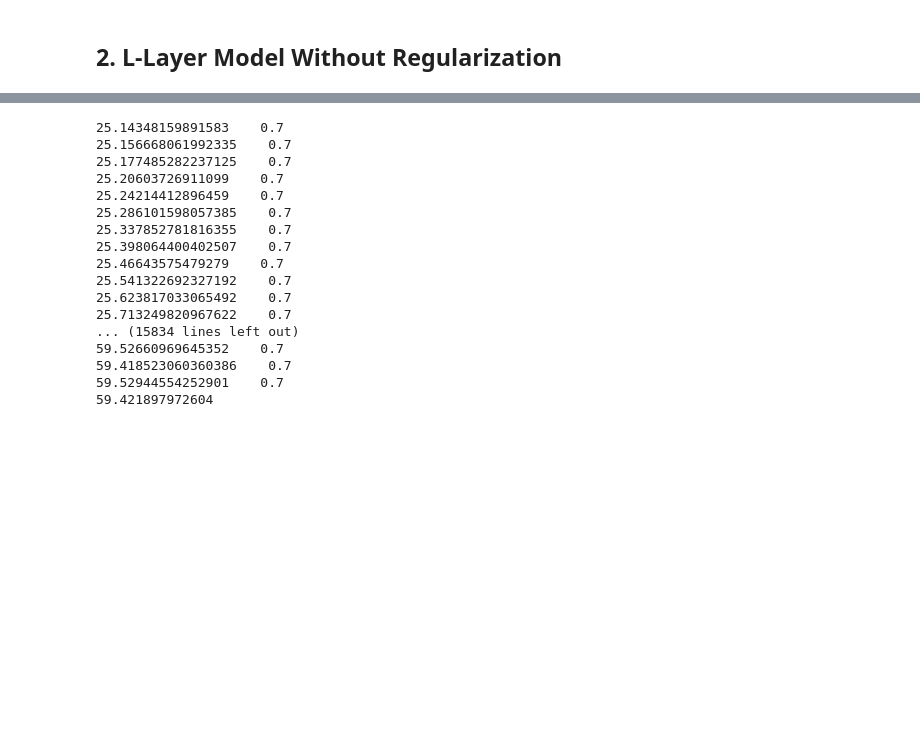
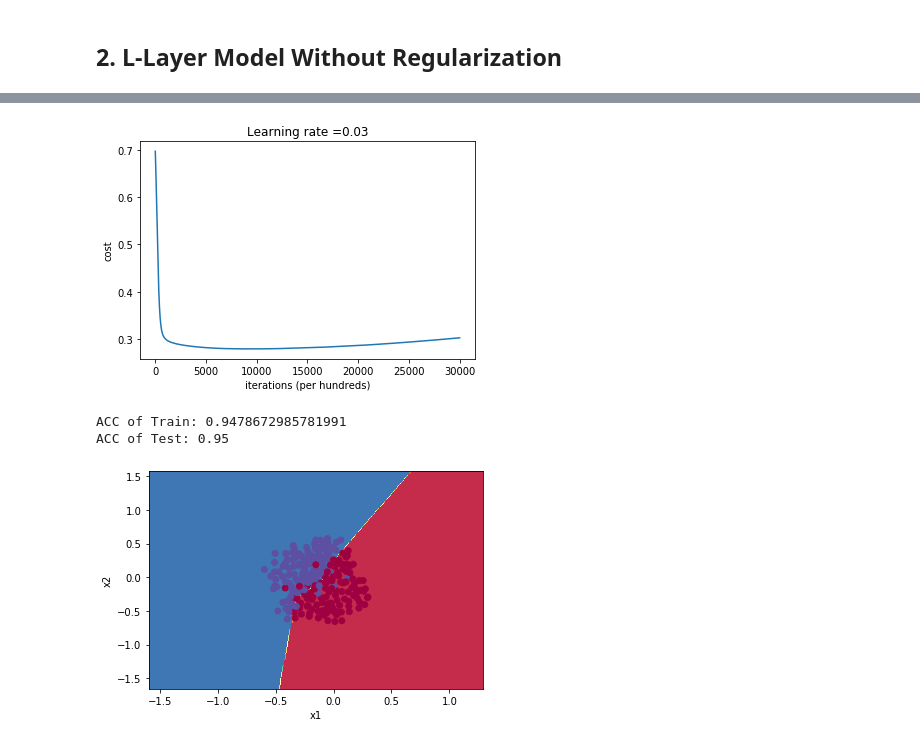
Before and after one commit to HamedBabaei/fun-deep-learning, a Jupyter notebook: Regularization/regularization.ipynb, the cells around one changed output, grey strips where cells are left out. Cells and saved outputs as stored; diff of their text form; code cells hidden in the pictures; blank space fills up the shorter version.

```diff
--- a/Regularization/regularization.ipynb
+++ b/Regularization/regularization.ipynb
@@ -40,34 +40,21 @@ utils.plot_decision_boundary(func, X_train, Y_train[0])
 # %%
 from dnn import LLayerModel
 
 layers_dims = [X_train.shape[0], 20, 3, 1]
 
-model = LLayerModel(layers_dims, num_iterations = 30000, learning_rate = 0.3, lambd = 0.7)
+model = LLayerModel(layers_dims, num_iterations = 30000, learning_rate = 0.03, lambd = 0.7)
 model.fit(X_train, Y_train, verbose=False, plot_cost=True)
 
 predicts = model.predict(X_train)
 print("ACC of Train:", np.mean((predicts == Y_train)))
 predicts = model.predict(X_test)
 print("ACC of Test:", np.mean((predicts == Y_test)))
 
 
 func = lambda x: model.predict_dec(x.T)
 utils.plot_decision_boundary(func, X_train, Y_train[0])
 # %% [output]
+[figure, added]
-25.14348159891583    0.7
-25.156668061992335    0.7
-25.177485282237125    0.7
-25.20603726911099    0.7
-25.24214412896459    0.7
-25.286101598057385    0.7
-25.337852781816355    0.7
-25.398064400402507    0.7
-25.46643575479279    0.7
-25.541322692327192    0.7
-25.623817033065492    0.7
-25.713249820967622    0.7
-... (15834 lines left out)
-59.52660969645352    0.7
-59.418523060360386    0.7
-59.52944554252901    0.7
-59.421897972604
+ACC of Train: 0.9478672985781991
+ACC of Test: 0.95
+[figure, added]
```
Also changed, not shown: parts of 8 cells of this notebook.
